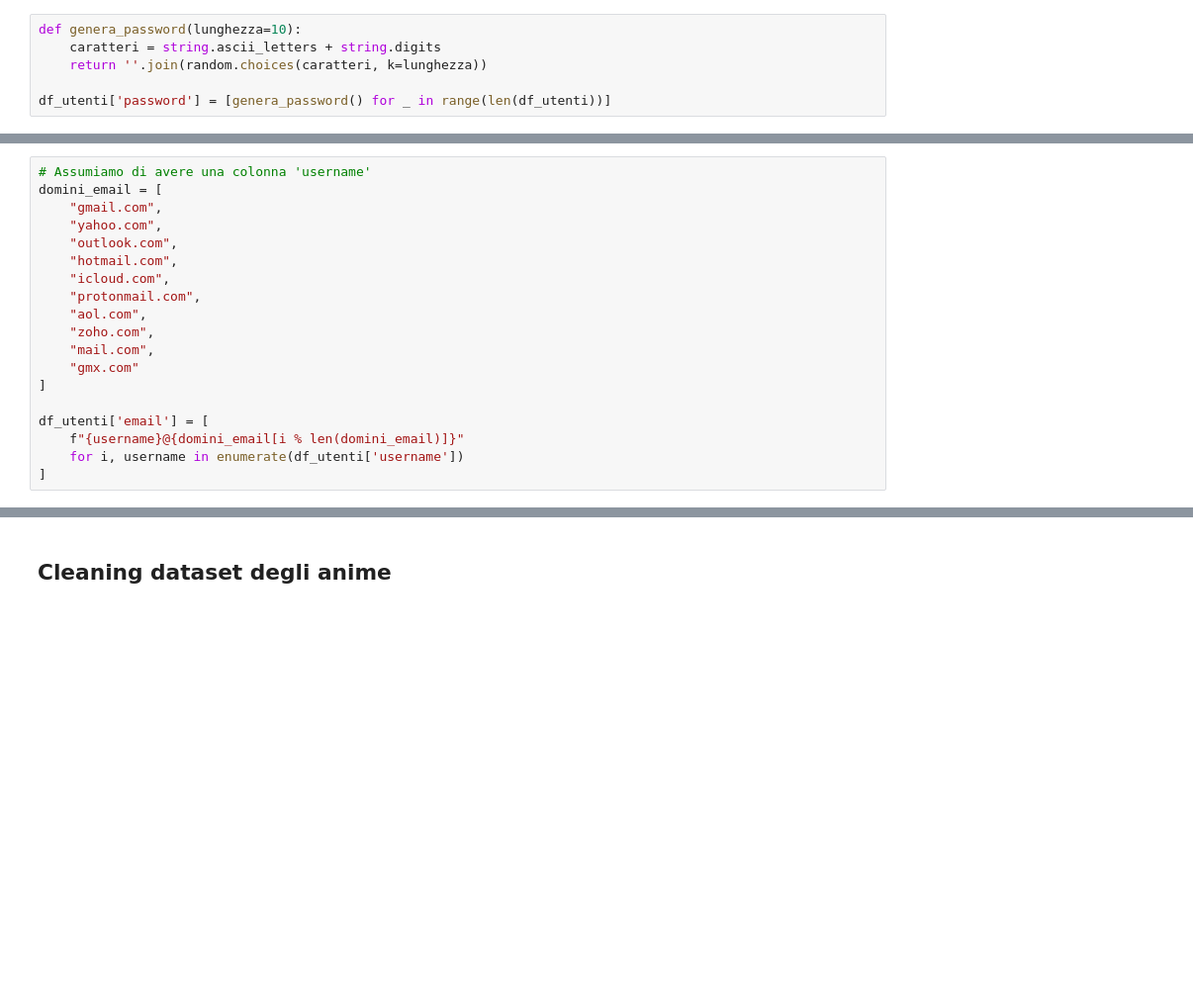
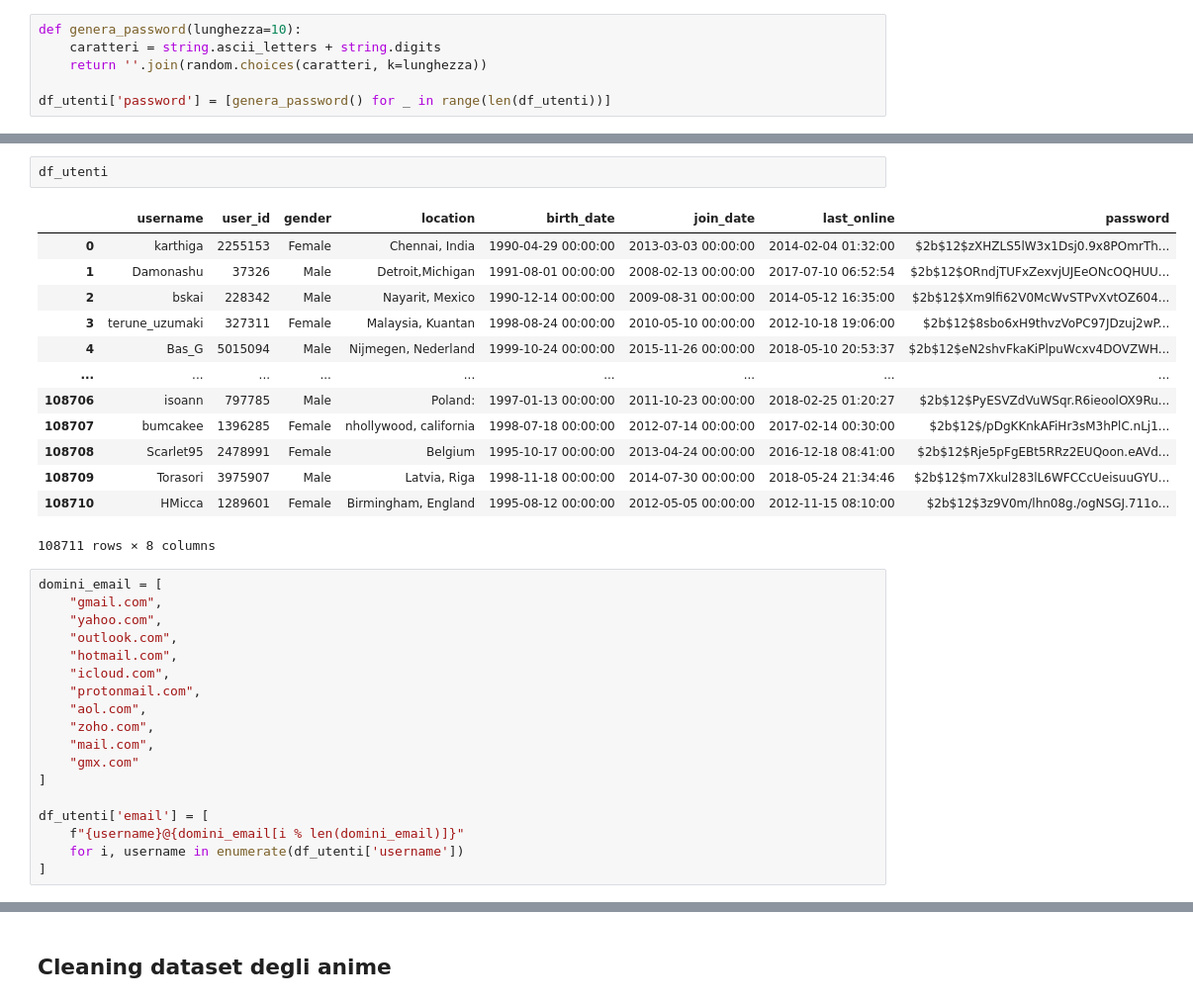
Before and after one commit to Fxller/bd2-project, a Jupyter notebook: dataset_cleaning.ipynb, the cells around one changed output, grey strips where cells are left out. Shown at 99% size. Drawn from its saved outputs; the diff is of its cells as text; blank space fills up the shorter version.

```diff
--- a/dataset_cleaning.ipynb
+++ b/dataset_cleaning.ipynb
@@ -36,5 +73,20 @@ df_utenti['password'] = [genera_password() for _ in range(len(df_utenti))]
+# %%
+df_utenti
+# %% [output]
+|  | username | user_id | gender | location | birth_date | join_date | last_online | password |
+| 0 | karthiga | 2255153 | Female | Chennai, India | 1990-04-29 00:00:00 | 2013-03-03 00:00:00 | 2014-02-04 01:32:00 | $2b$12$zXHZLS5lW3x1Dsj0.9x8POmrTh... |
+| 1 | Damonashu | 37326 | Male | Detroit,Michigan | 1991-08-01 00:00:00 | 2008-02-13 00:00:00 | 2017-07-10 06:52:54 | $2b$12$ORndjTUFxZexvjUJEeONcOQHUU... |
+| 2 | bskai | 228342 | Male | Nayarit, Mexico | 1990-12-14 00:00:00 | 2009-08-31 00:00:00 | 2014-05-12 16:35:00 | $2b$12$Xm9lfi62V0McWvSTPvXvtOZ604... |
+| 3 | terune_uzumaki | 327311 | Female | Malaysia, Kuantan | 1998-08-24 00:00:00 | 2010-05-10 00:00:00 | 2012-10-18 19:06:00 | $2b$12$8sbo6xH9thvzVoPC97JDzuj2wP... |
+| 4 | Bas_G | 5015094 | Male | Nijmegen, Nederland | 1999-10-24 00:00:00 | 2015-11-26 00:00:00 | 2018-05-10 20:53:37 | $2b$12$eN2shvFkaKiPlpuWcxv4DOVZWH... |
+| ... | ... | ... | ... | ... | ... | ... | ... | ... |
+| 108706 | isoann | 797785 | Male | Poland: | 1997-01-13 00:00:00 | 2011-10-23 00:00:00 | 2018-02-25 01:20:27 | $2b$12$PyESVZdVuWSqr.R6ieoolOX9Ru... |
+| 108707 | bumcakee | 1396285 | Female | nhollywood, california | 1998-07-18 00:00:00 | 2012-07-14 00:00:00 | 2017-02-14 00:30:00 | $2b$12$/pDgKKnkAFiHr3sM3hPlC.nLj1... |
+| 108708 | Scarlet95 | 2478991 | Female | Belgium | 1995-10-17 00:00:00 | 2013-04-24 00:00:00 | 2016-12-18 08:41:00 | $2b$12$Rje5pFgEBt5RRz2EUQoon.eAVd... |
+| 108709 | Torasori | 3975907 | Male | Latvia, Riga | 1998-11-18 00:00:00 | 2014-07-30 00:00:00 | 2018-05-24 21:34:46 | $2b$12$m7Xkul283lL6WFCCcUeisuuGYU... |
+| 108710 | HMicca | 1289601 | Female | Birmingham, England | 1995-08-12 00:00:00 | 2012-05-05 00:00:00 | 2012-11-15 08:10:00 | $2b$12$3z9V0m/lhn08g./ogNSGJ.711o... |
+108711 rows × 8 columns
 # %%
-# Assumiamo di avere una colonna 'username'
 domini_email = [
     "gmail.com",
     "yahoo.com",
```
Also changed, not shown: parts of 14 cells of this notebook, 20 other files.
